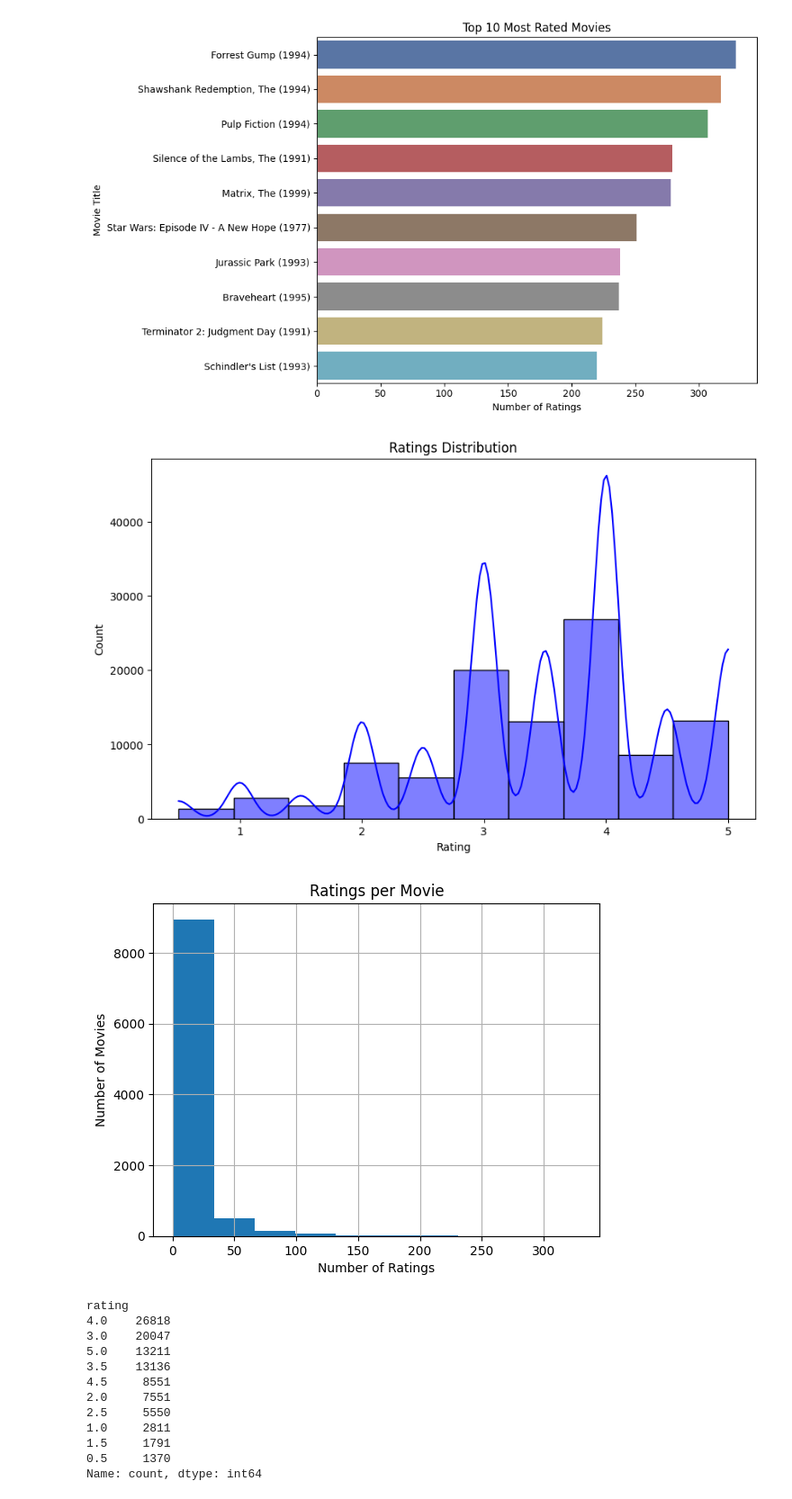
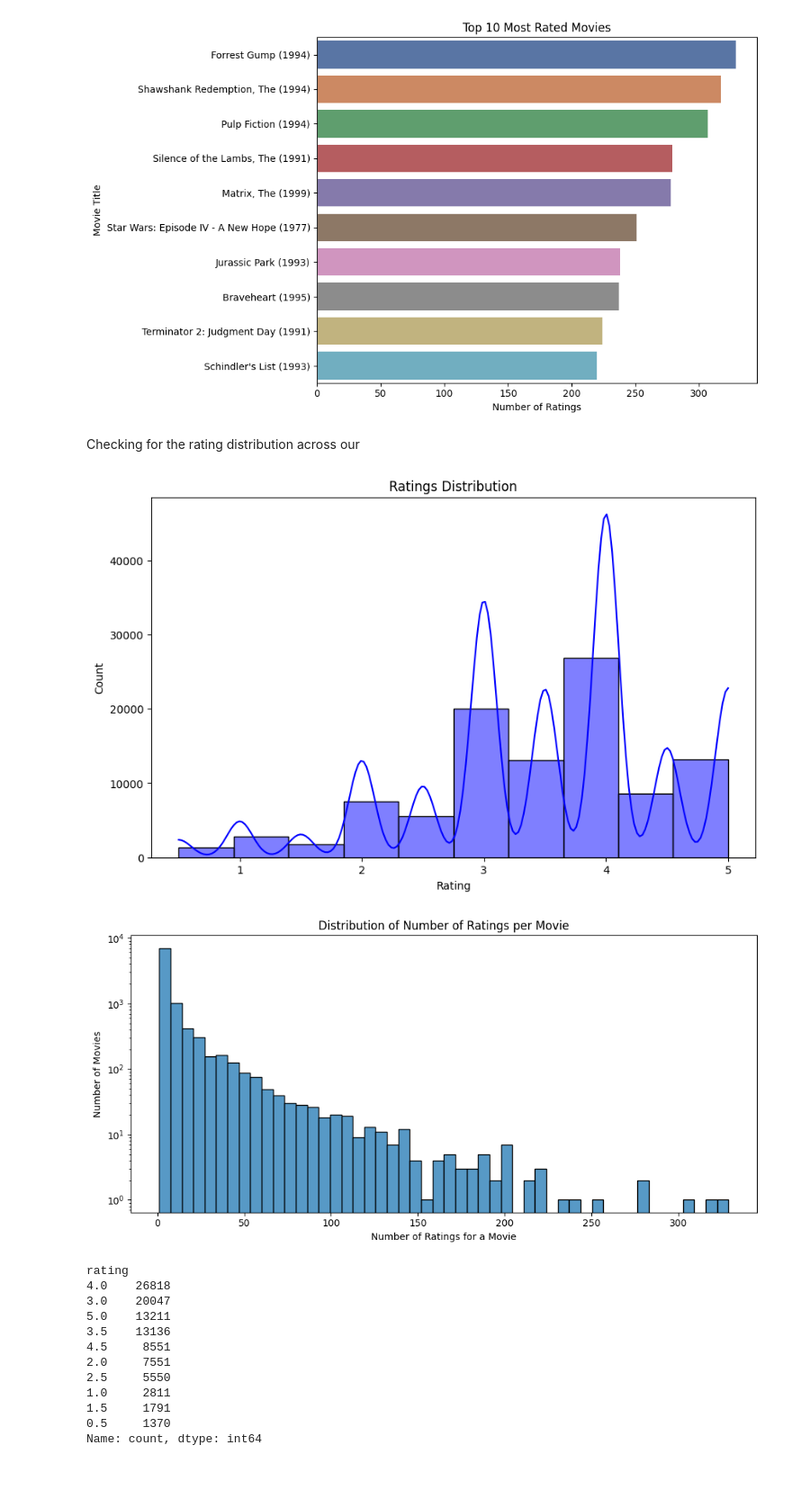
Before and after one commit to Deelaw15/Movie-Recommendation-System, a Jupyter notebook: Data Pre-processing.ipynb, the cells around one changed output. Shown at 90% size. Saved outputs shown, nothing was run; the diff lists cells and outputs as text; code cells hidden in the pictures; blank space fills up the shorter version.

```diff
--- a/Data Pre-processing.ipynb
+++ b/Data Pre-processing.ipynb
@@ -260,25 +262,31 @@ Passing `palette` without assigning `hue` is deprecated and will be removed in v
 
   top_10_barplot = sns.barplot(x=top_10_counts, y=top_10_movies, palette='deep')
 [figure]
+# %% [markdown]
+Checking for the rating distribution across our
 # %%
 # Visualizing the ratings distribution
 plt.figure(figsize=(10, 6))
 sns.histplot(rating['rating'], bins=10, kde=True, color='blue')
 plt.title('Ratings Distribution')
 plt.xlabel('Rating')
 plt.ylabel('Count')
 plt.show()
 
-# Visualizing the number of ratings per movie
+# Visualizing the number of ratings per movie (improved)
 ratings_per_movie = rating['movieId'].value_counts()
-ratings_per_movie.hist(bins=10)
-plt.title('Ratings per Movie')
-plt.xlabel('Number of Ratings')
+
+plt.figure(figsize=(10,5))
+sns.histplot(ratings_per_movie, bins=50, kde=False, color='C0')
+plt.title('Distribution of Number of Ratings per Movie')
+plt.xlabel('Number of Ratings for a Movie')
 plt.ylabel('Number of Movies')
+plt.yscale('log')  # optional: show long-tail more clearly
+plt.tight_layout()
 plt.show()
 # %% [output]
 [figure]
-[figure, old version]
+[figure, new version]
 # %%
 # Highest rated movie
 highest_rated = movies_rating['rating'].value_counts()
```
Also changed, not shown: parts of 6 cells of this notebook.
